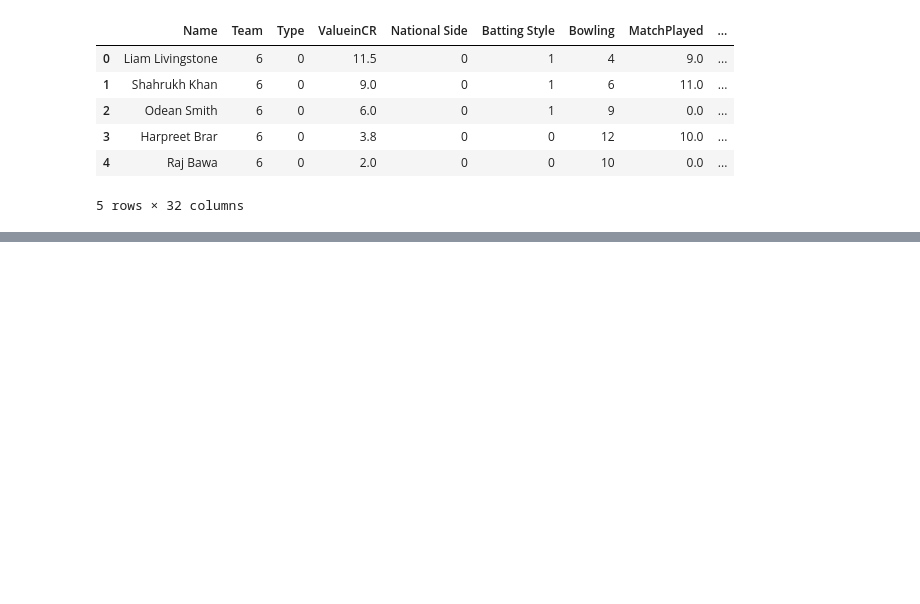
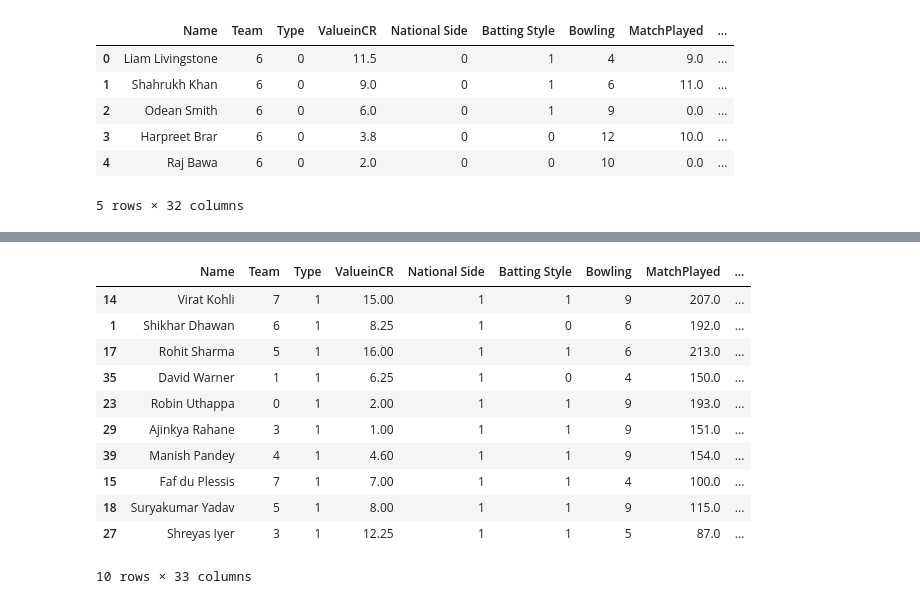
Before and after one commit to CaptAlpha/IPL, a Jupyter notebook: ipl.ipynb, the cells around one changed output, grey strips where cells are left out. Drawn from its saved outputs; the diff is of its cells as text; code cells hidden in the pictures; blank space fills up the shorter version.

```diff
--- a/ipl.ipynb
+++ b/ipl.ipynb
@@ -210,0 +219,2 @@ NameError: name 'df_bat' is not defined
+# %%
+df_bats['Bat_Score'] = 0.462*df_bats['RunsScored'] + 0.5*df_bats['100s'] + 0.5*df_bats['50s'] + 0.5*df_bats['4s'] + 0.5*df_bats['6s']
@@ -210,0 +231,17 @@ NameError: name 'df_bat' is not defined
+# %%
+# Sort according to Bat_Score
+df_bats = df_bats.sort_values(by=['Bat_Score'], ascending=False)
+df_bats.head(10)
+# %% [output]
+|  | Name | Team | Type | ValueinCR | National Side | Batting Style | Bowling | MatchPlayed | ... |
+| 14 | Virat Kohli | 7 | 1 | 15.00 | 1 | 1 | 9 | 207.0 | ... |
+| 1 | Shikhar Dhawan | 6 | 1 | 8.25 | 1 | 0 | 6 | 192.0 | ... |
+| 17 | Rohit Sharma | 5 | 1 | 16.00 | 1 | 1 | 6 | 213.0 | ... |
+| 35 | David Warner | 1 | 1 | 6.25 | 1 | 0 | 4 | 150.0 | ... |
+| 23 | Robin Uthappa | 0 | 1 | 2.00 | 1 | 1 | 9 | 193.0 | ... |
+| 29 | Ajinkya Rahane | 3 | 1 | 1.00 | 1 | 1 | 9 | 151.0 | ... |
+| 39 | Manish Pandey | 4 | 1 | 4.60 | 1 | 1 | 9 | 154.0 | ... |
+| 15 | Faf du Plessis | 7 | 1 | 7.00 | 1 | 1 | 4 | 100.0 | ... |
+| 18 | Suryakumar Yadav | 5 | 1 | 8.00 | 1 | 1 | 9 | 115.0 | ... |
+| 27 | Shreyas Iyer | 3 | 1 | 12.25 | 1 | 1 | 5 | 87.0 | ... |
+10 rows × 33 columns
```
Also changed, not shown: parts of 4 cells of this notebook.
